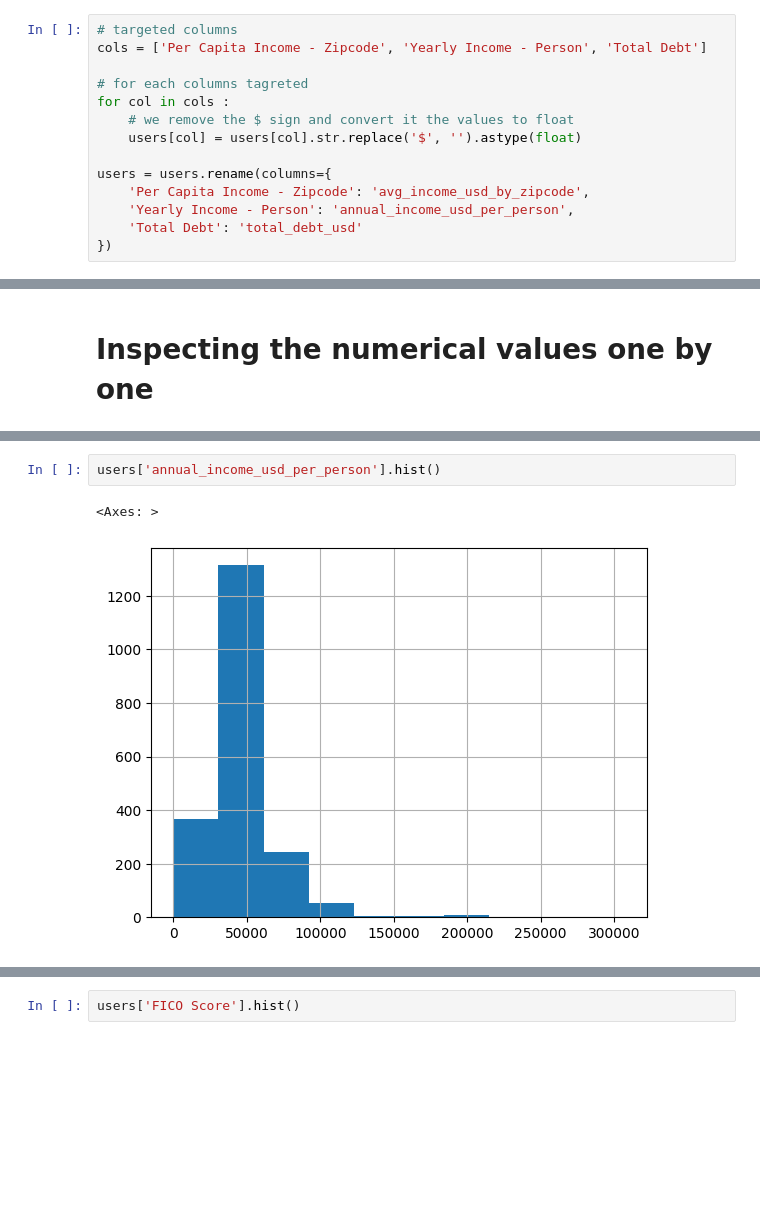
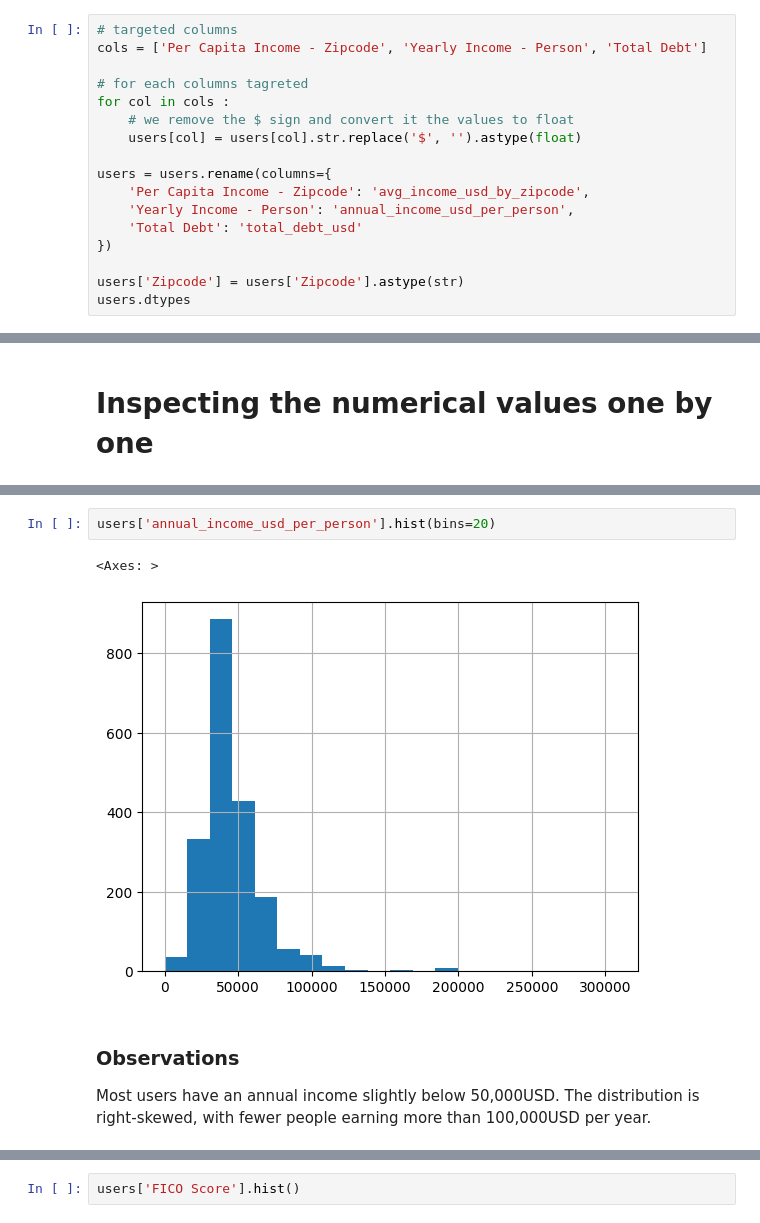
Before and after one commit to DonaldJobDev/credit-card-user-analysis, a Jupyter notebook: notebooks/credit_card_users_analysis.ipynb, the cells around one changed output, grey strips where cells are left out. Cells and saved outputs as stored; diff of their text form; blank space fills up the shorter version.

```diff
--- a/notebooks/credit_card_users_analysis.ipynb
+++ b/notebooks/credit_card_users_analysis.ipynb
@@ -143,3 +145,6 @@ users = users.rename(columns={
     'Yearly Income - Person': 'annual_income_usd_per_person',
     'Total Debt': 'total_debt_usd'
 })
+
+users['Zipcode'] = users['Zipcode'].astype(str)
+users.dtypes
@@ -174,6 +218,9 @@ users['Current Age'].hist()
 # %%
-users['annual_income_usd_per_person'].hist()
+users['annual_income_usd_per_person'].hist(bins=20)
 # %% [output]
 <Axes: >
-[figure, old version]
+[figure, new version]
+# %% [markdown]
+### Observations
+Most users have an annual income slightly below 50,000USD. The distribution is right-skewed, with fewer people earning more than 100,000USD per year.
 # %%
```
Also changed, not shown: parts of 14 cells of this notebook.
